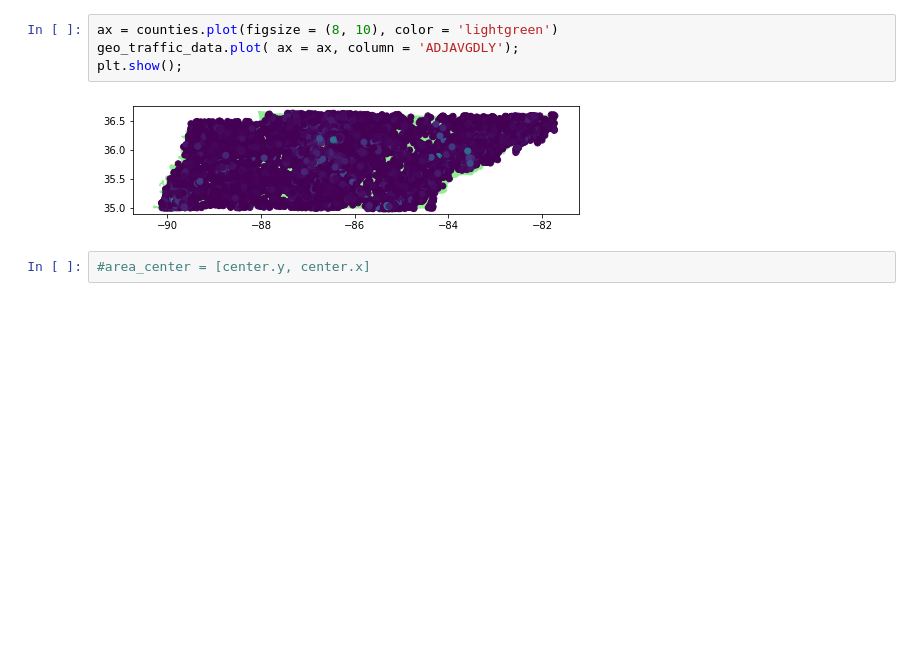
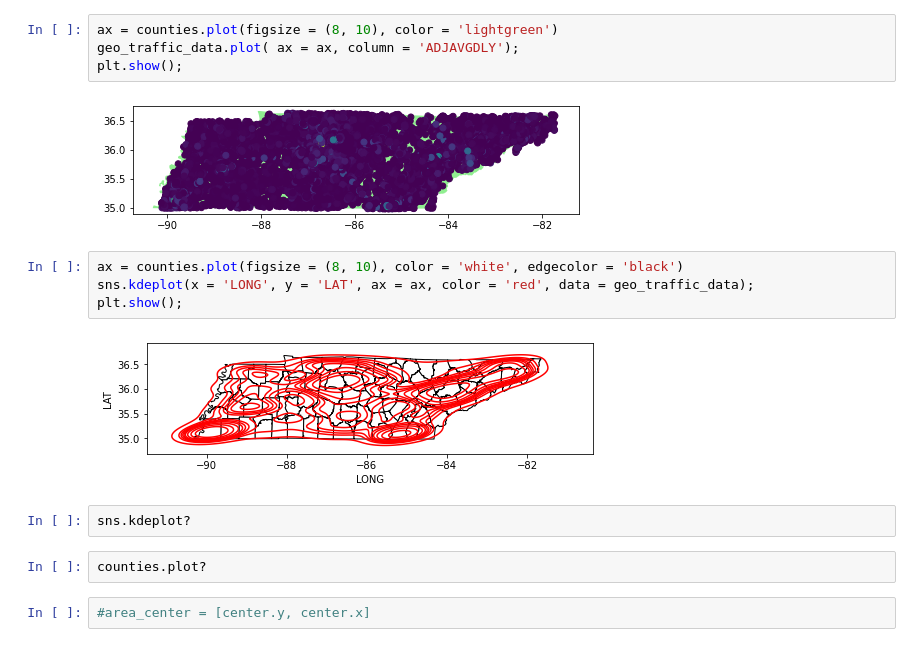
Before and after one commit to BrandonM471998/Capstone, a Jupyter notebook: notebooks/tornado-and-traffic-data-project.ipynb, the cells around one changed output. Cells and saved outputs as stored; diff of their text form; blank space fills up the shorter version.

```diff
--- a/notebooks/tornado-and-traffic-data-project.ipynb
+++ b/notebooks/tornado-and-traffic-data-project.ipynb
@@ -400,6 +429,16 @@ geo_traffic_data.plot( ax = ax, column = 'ADJAVGDLY');
 plt.show();
 # %% [output]
 [figure]
+# %%
+ax = counties.plot(figsize = (8, 10), color = 'white', edgecolor = 'black')
+sns.kdeplot(x = 'LONG', y = 'LAT', ax = ax, color = 'red', data = geo_traffic_data);
+plt.show();
+# %% [output]
+[figure, added]
+# %%
+sns.kdeplot?
+# %%
+counties.plot?
 # %%
 #area_center = [center.y, center.x]
 # %%
```
Also changed, not shown: parts of 9 cells of this notebook.
